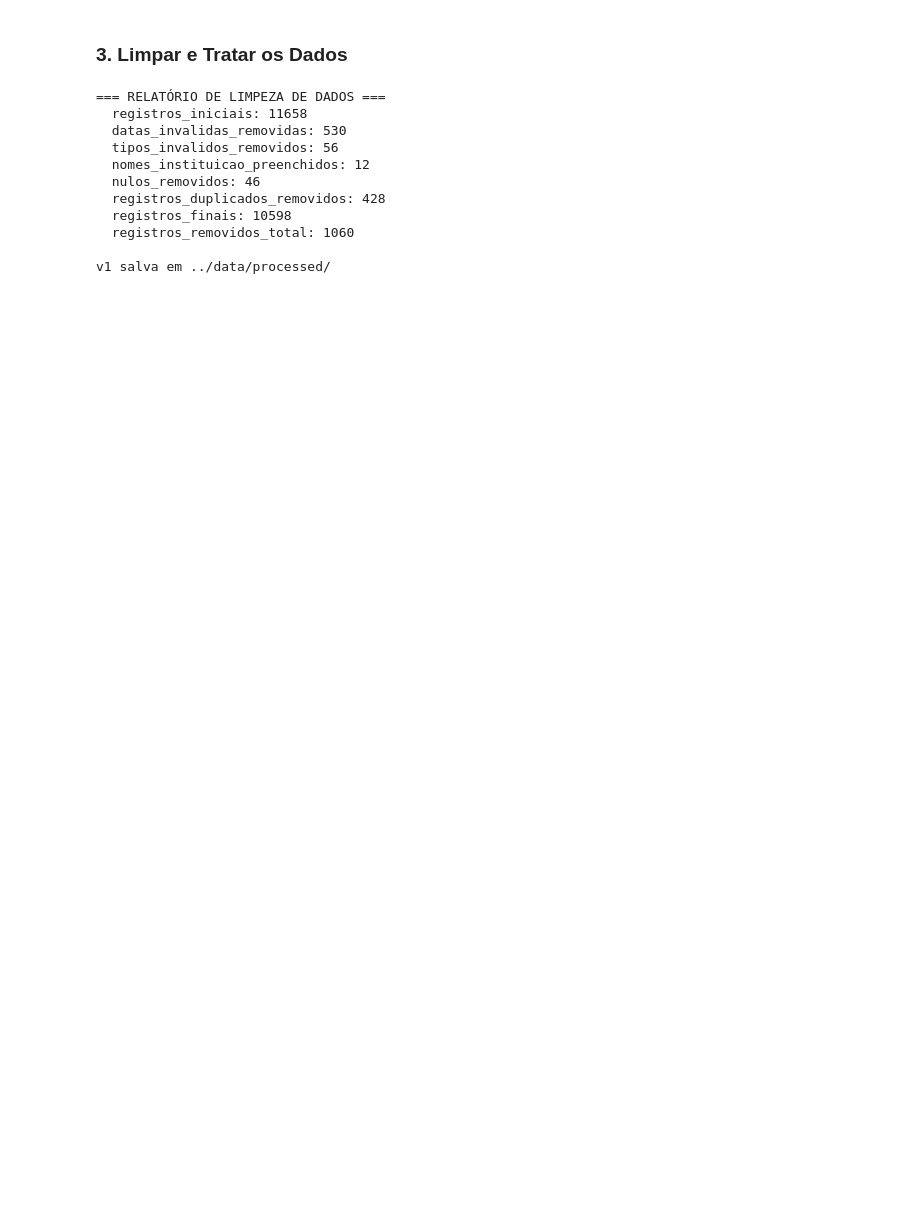
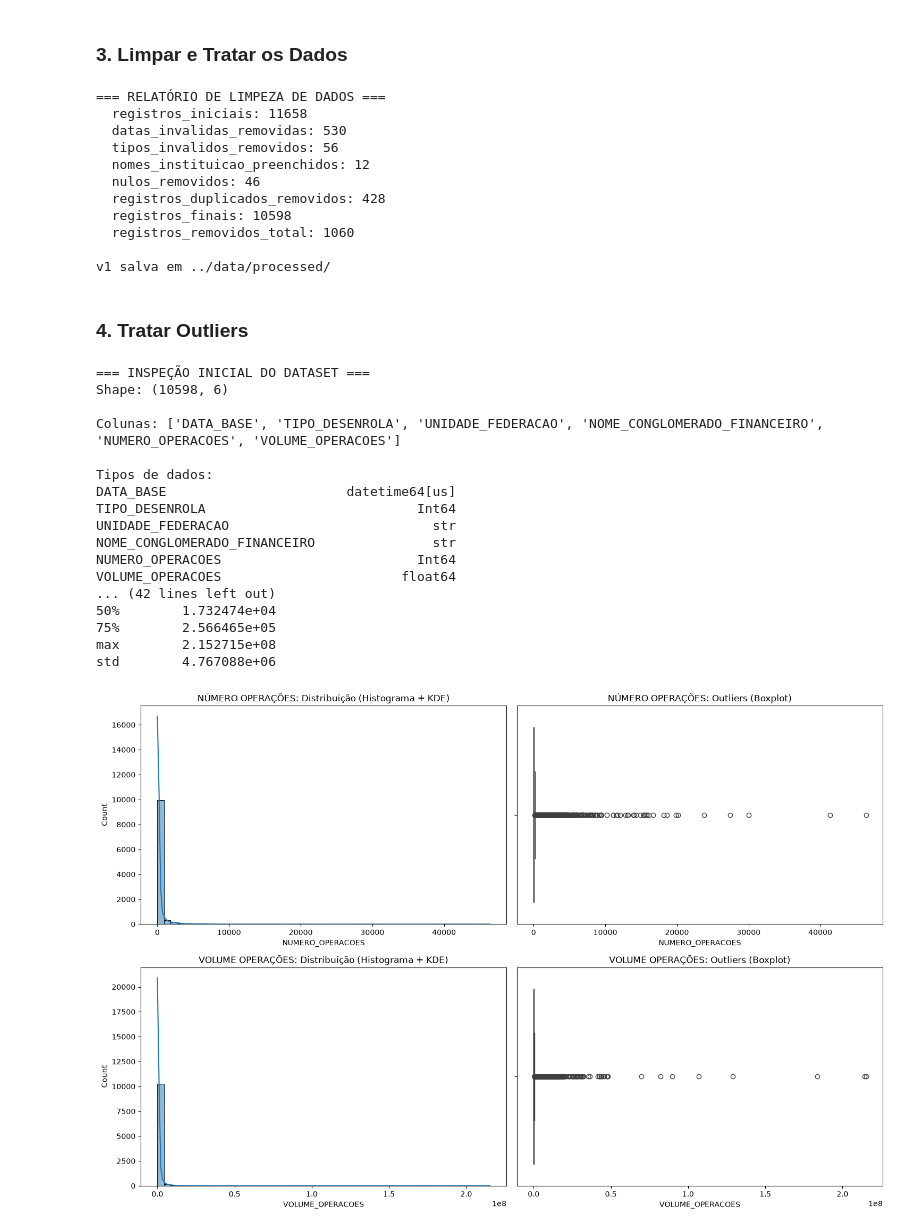
Before and after one commit to FelipeQue/desenrola-brasil-eda, a Jupyter notebook: notebooks/dataview.ipynb, the cells around one changed output. Cells and saved outputs as stored; diff of their text form; code cells hidden in the pictures; blank space fills up the shorter version.

Commit message:
treat outliers

```diff
--- a/notebooks/dataview.ipynb
+++ b/notebooks/dataview.ipynb
@@ -279,3 +279,45 @@ print("\nv1 salva em ../data/processed/")
   registros_removidos_total: 1060
 
 v1 salva em ../data/processed/
+# %% [markdown]
+### 4. Tratar Outliers
+# %%
+# Vamos olhar mais uma vez o dataset limpo para entender melhor os dados antes de tratar os outliers.
+inspect_data(df_v1)
+
+# Visualização da distribuição das colunas numéricas:
+fig, axes = plt.subplots(2, 2, figsize=(15, 10))
+
+sns.histplot(data=df_v1, x="NUMERO_OPERACOES", kde=True, bins=50, ax=axes[0, 0])
+axes[0, 0].set_title("NÚMERO OPERAÇÕES: Distribuição (Histograma + KDE)")
+
+sns.boxplot(data=df_v1, x="NUMERO_OPERACOES", ax=axes[0, 1])
+axes[0, 1].set_title("NÚMERO OPERAÇÕES: Outliers (Boxplot)")
+
+sns.histplot(data=df_v1, x="VOLUME_OPERACOES", kde=True, bins=50, ax=axes[1, 0])
+axes[1, 0].set_title("VOLUME OPERAÇÕES: Distribuição (Histograma + KDE)")
+
+sns.boxplot(data=df_v1, x="VOLUME_OPERACOES", ax=axes[1, 1])
+axes[1, 1].set_title("VOLUME OPERAÇÕES: Outliers (Boxplot)")
+
+plt.tight_layout()
+plt.show()
+# %% [output]
+=== INSPEÇÃO INICIAL DO DATASET ===
+Shape: (10598, 6)
+
+Colunas: ['DATA_BASE', 'TIPO_DESENROLA', 'UNIDADE_FEDERACAO', 'NOME_CONGLOMERADO_FINANCEIRO', 'NUMERO_OPERACOES', 'VOLUME_OPERACOES']
+
+Tipos de dados:
+DATA_BASE                       datetime64[us]
+TIPO_DESENROLA                           Int64
+UNIDADE_FEDERACAO                          str
+NOME_CONGLOMERADO_FINANCEIRO               str
+NUMERO_OPERACOES                         Int64
+VOLUME_OPERACOES                       float64
+... (42 lines left out)
+50%        1.732474e+04
+75%        2.566465e+05
+max        2.152715e+08
+std        4.767088e+06
+[figure, added]
```
Also changed, not shown: parts of 5 cells of this notebook, 1 other file.
